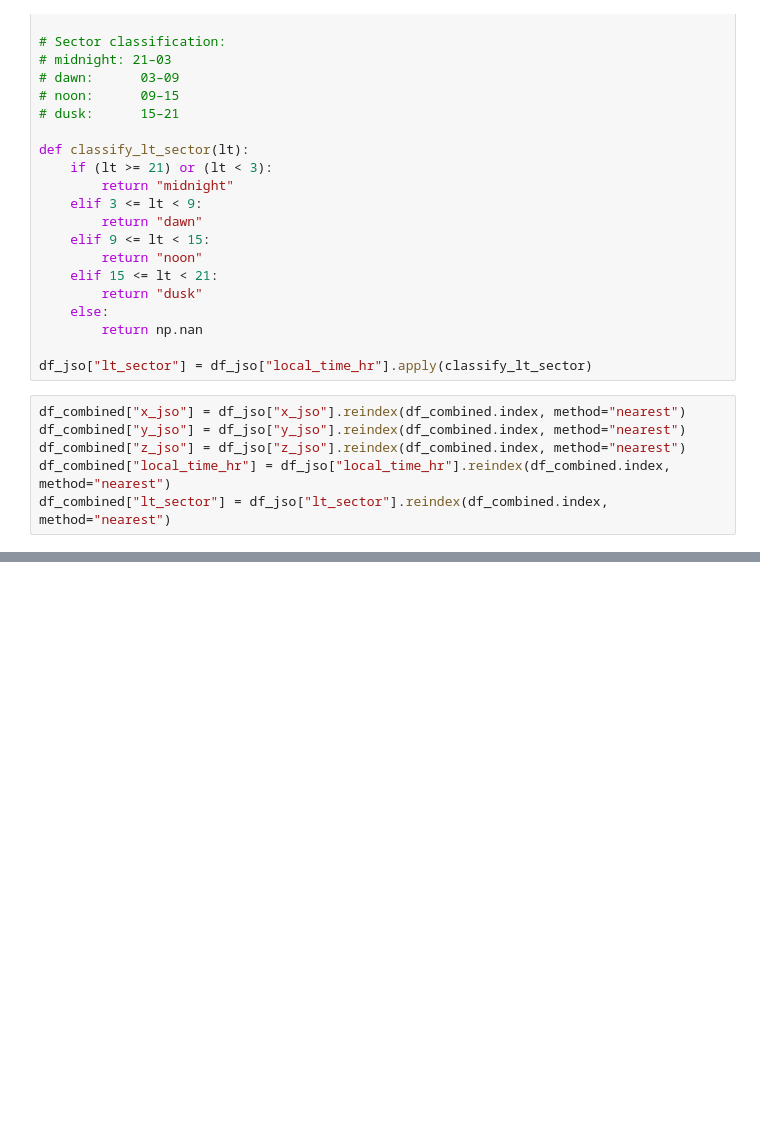
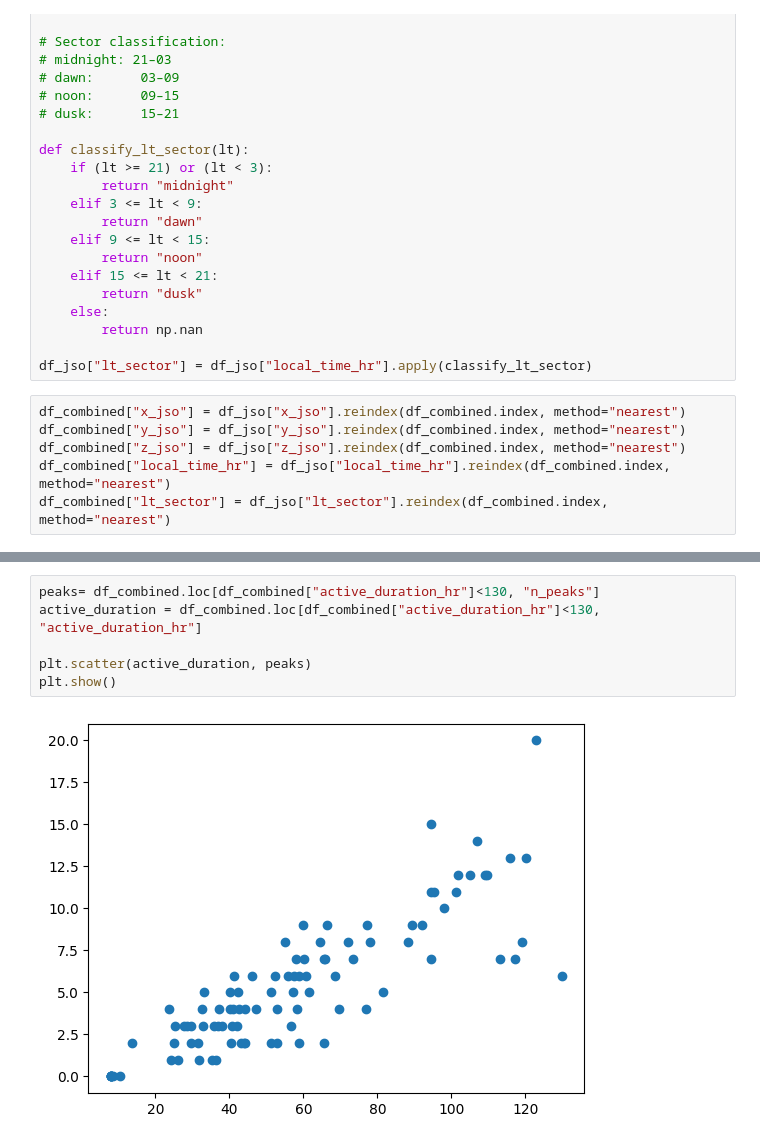
Before and after one commit to Kartav33/ERICA-JS, a Jupyter notebook: 02_event_detection.ipynb, the cells around one changed output, grey strips where cells are left out. Saved outputs shown, nothing was run; the diff lists cells and outputs as text; blank space fills up the shorter version.

```diff
--- a/02_event_detection.ipynb
+++ b/02_event_detection.ipynb
@@ -641,0 +1079,8 @@ print(df_combined)
+# %%
+peaks= df_combined.loc[df_combined["active_duration_hr"]<130, "n_peaks"]
+active_duration = df_combined.loc[df_combined["active_duration_hr"]<130, "active_duration_hr"]
+
+plt.scatter(active_duration, peaks)
+plt.show()
+# %% [output]
+[figure, added]
```
Also changed, not shown: parts of 12 cells of this notebook, 1 other file.
